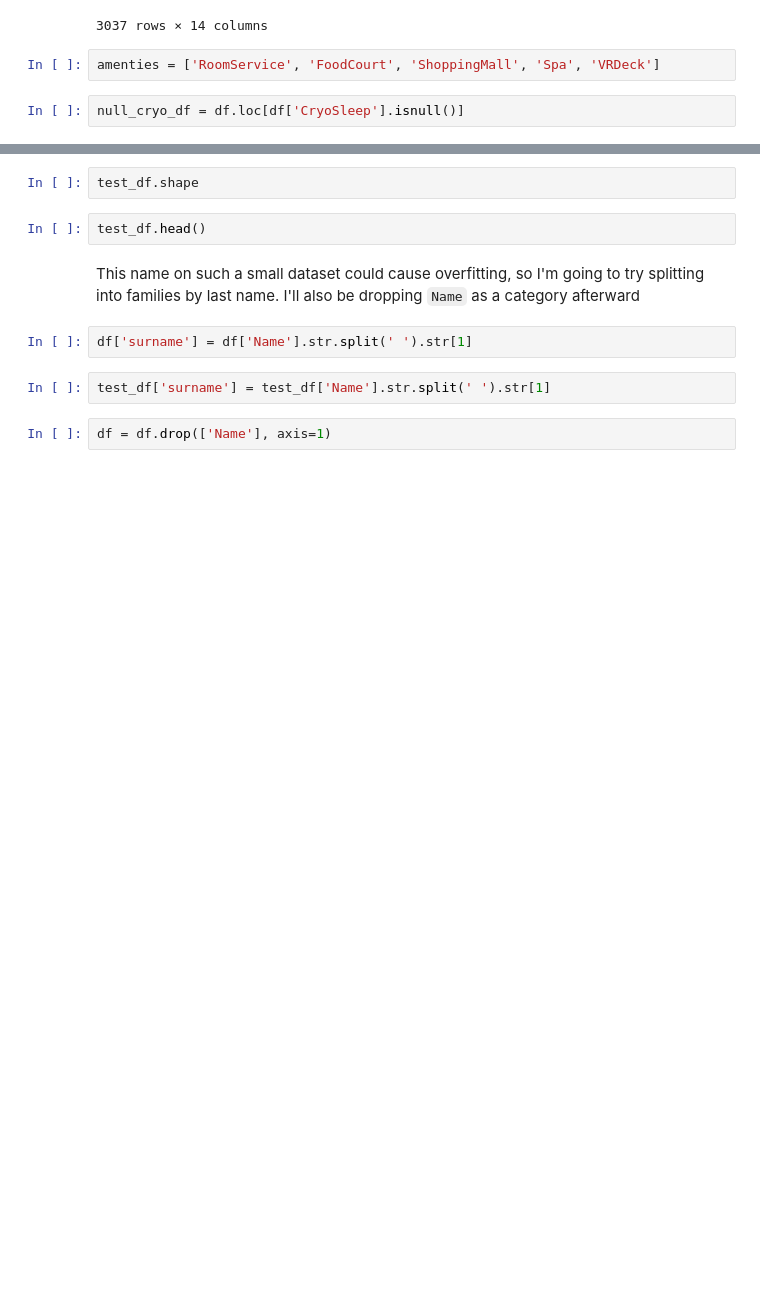
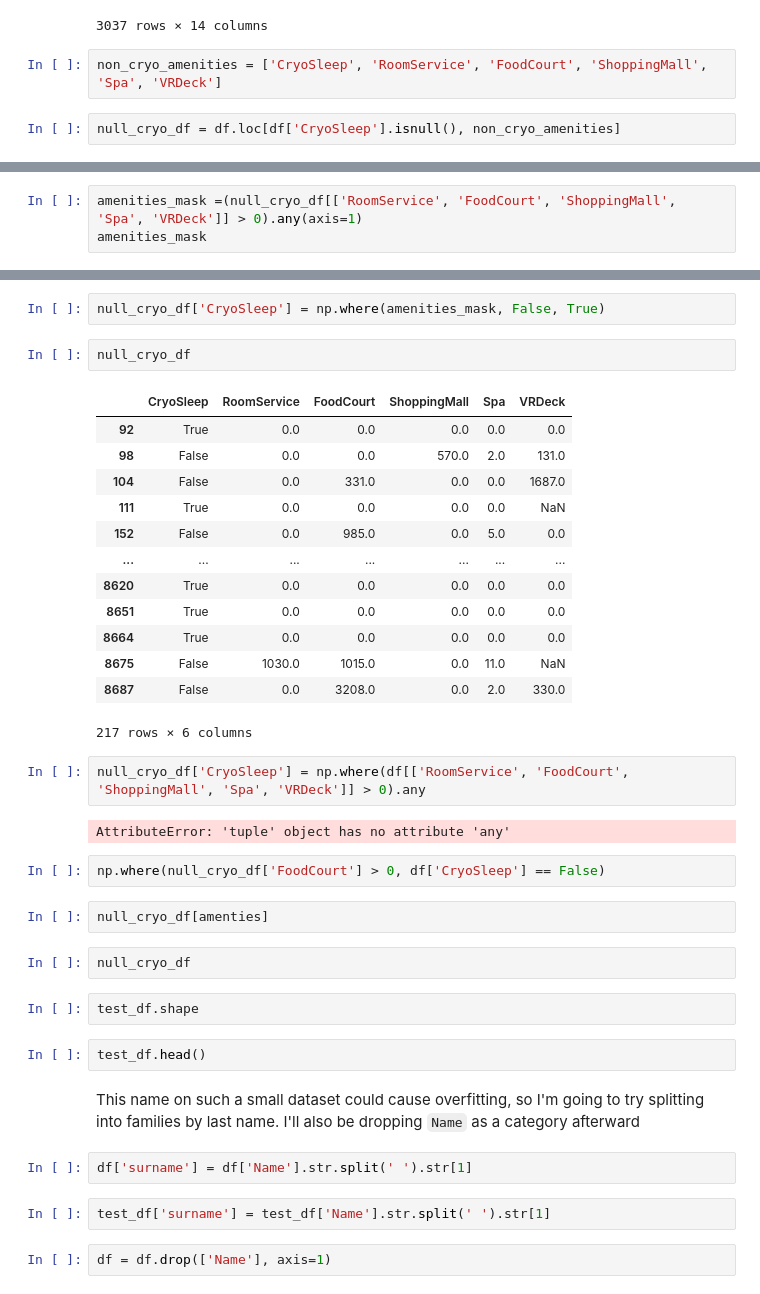
Before and after one commit to peterbull/spaceship-titanic, a Jupyter notebook: spaceship-titanic-fastai.ipynb, the cells around one changed output, grey strips where cells are left out. Saved outputs shown, nothing was run; the diff lists cells and outputs as text; blank space fills up the shorter version.

```diff
--- a/spaceship-titanic-fastai.ipynb
+++ b/spaceship-titanic-fastai.ipynb
@@ -87,6 +102,6 @@ cryo_true_df
 | 8689 | 9278_01 | Earth | True | G/1499/S | PSO J318.5-22 | 18.0 | False | 0.0 | 0.0 | ... |
 3037 rows × 14 columns
 # %%
-amenties = ['RoomService', 'FoodCourt', 'ShoppingMall', 'Spa', 'VRDeck']
+non_cryo_amenities = ['CryoSleep', 'RoomService', 'FoodCourt', 'ShoppingMall', 'Spa', 'VRDeck']
 # %%
-null_cryo_df = df.loc[df['CryoSleep'].isnull()]
+null_cryo_df = df.loc[df['CryoSleep'].isnull(), non_cryo_amenities]
@@ -127,0 +126,3 @@ null_cryo_df
+# %%
+amenities_mask =(null_cryo_df[['RoomService', 'FoodCourt', 'ShoppingMall', 'Spa', 'VRDeck']] > 0).any(axis=1)
+amenities_mask
@@ -128,3 +142,31 @@ null_cryo_df
+# %%
+null_cryo_df['CryoSleep'] = np.where(amenities_mask, False, True)
+# %%
+null_cryo_df
+# %% [output]
+|  | CryoSleep | RoomService | FoodCourt | ShoppingMall | Spa | VRDeck |
+| 92 | True | 0.0 | 0.0 | 0.0 | 0.0 | 0.0 |
+| 98 | False | 0.0 | 0.0 | 570.0 | 2.0 | 131.0 |
+| 104 | False | 0.0 | 331.0 | 0.0 | 0.0 | 1687.0 |
+| 111 | True | 0.0 | 0.0 | 0.0 | 0.0 | NaN |
+| 152 | False | 0.0 | 985.0 | 0.0 | 5.0 | 0.0 |
+| ... | ... | ... | ... | ... | ... | ... |
+| 8620 | True | 0.0 | 0.0 | 0.0 | 0.0 | 0.0 |
+| 8651 | True | 0.0 | 0.0 | 0.0 | 0.0 | 0.0 |
+| 8664 | True | 0.0 | 0.0 | 0.0 | 0.0 | 0.0 |
+| 8675 | False | 1030.0 | 1015.0 | 0.0 | 11.0 | NaN |
+| 8687 | False | 0.0 | 3208.0 | 0.0 | 2.0 | 330.0 |
+217 rows × 6 columns
+# %%
+null_cryo_df['CryoSleep'] = np.where(df[['RoomService', 'FoodCourt', 'ShoppingMall', 'Spa', 'VRDeck']] > 0).any
+# %% [output]
+AttributeError: 'tuple' object has no attribute 'any'
+# %%
+np.where(null_cryo_df['FoodCourt'] > 0, df['CryoSleep'] == False)
+# %%
+null_cryo_df[amenties]
+# %%
+null_cryo_df
 # %%
 test_df.shape
 # %%
```
Also changed, not shown: parts of 6 cells of this notebook.
